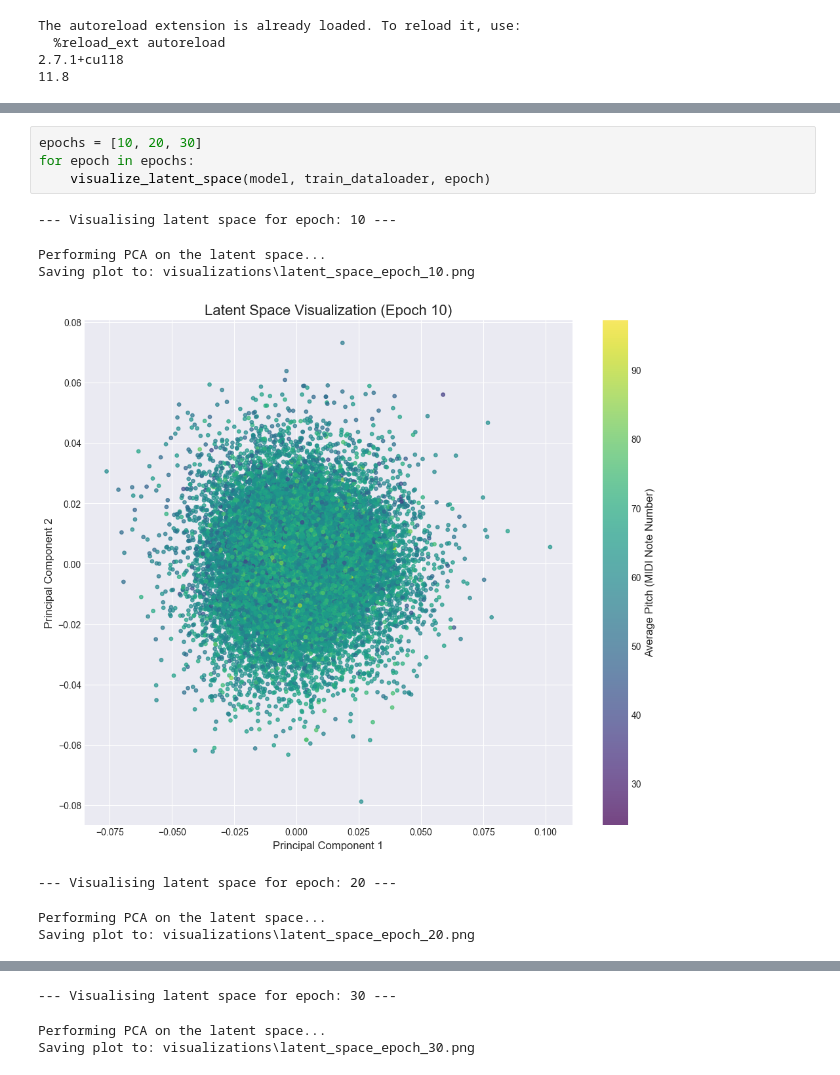
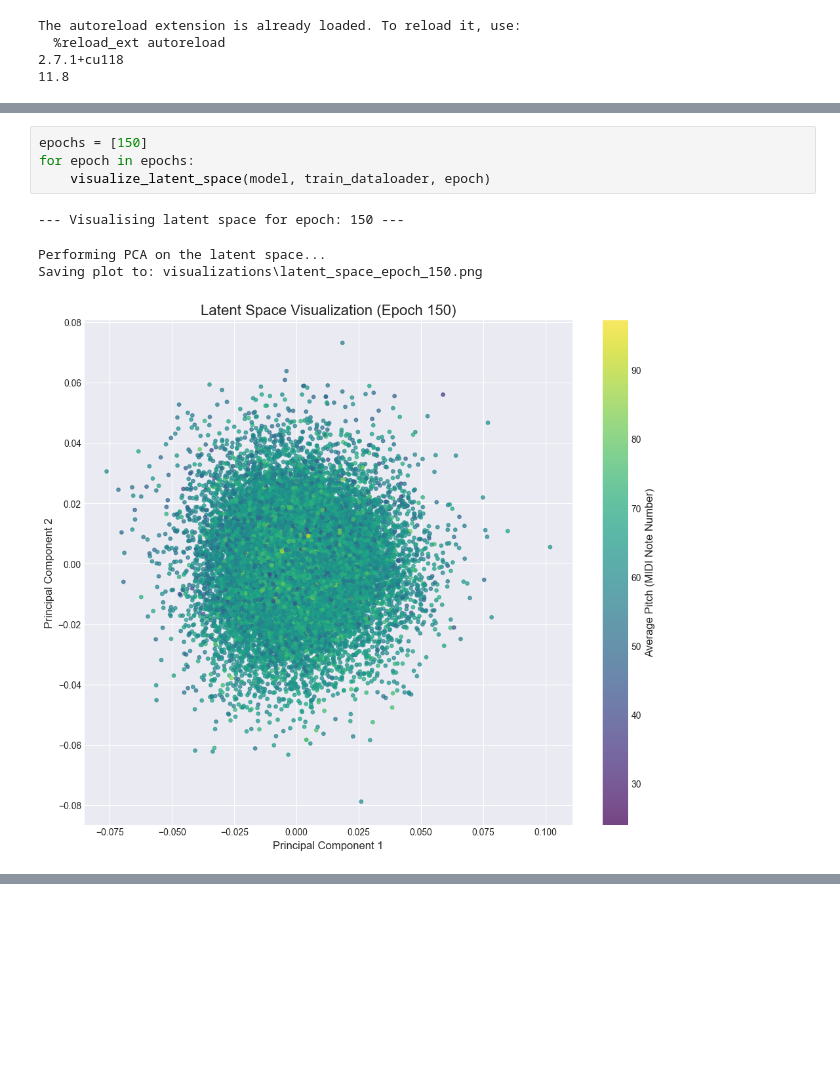
Before and after one commit to ziemmi13/Lofi-MIDI-VAE-generator, a Jupyter notebook: model/Visualize latent space.ipynb, the cells around one changed output, grey strips where cells are left out. Drawn from its saved outputs; the diff is of its cells as text; blank space fills up the shorter version.

```diff
--- a/model/Visualize latent space.ipynb
+++ b/model/Visualize latent space.ipynb
@@ -45,14 +45,11 @@ LofiModel(
   )
 )
 # %%
-epochs = [10, 20, 30]
+epochs = [150]
 for epoch in epochs:
     visualize_latent_space(model, train_dataloader, epoch)
 # %% [output]
---- Visualising latent space for epoch: 10 ---
+--- Visualising latent space for epoch: 150 ---
 Performing PCA on the latent space...
-Saving plot to: visualizations\latent_space_epoch_10.png
+Saving plot to: visualizations\latent_space_epoch_150.png
-[figure, old version]
+[figure, new version]
---- Visualising latent space for epoch: 20 ---
-Performing PCA on the latent space...
-Saving plot to: visualizations\latent_space_epoch_20.png
@@ -60,3 +55,0 @@ Saving plot to: visualizations\latent_space_epoch_20.png
---- Visualising latent space for epoch: 30 ---
-Performing PCA on the latent space...
-Saving plot to: visualizations\latent_space_epoch_30.png
```
Also changed, not shown: parts of 1 cell of this notebook, 9 other files.
